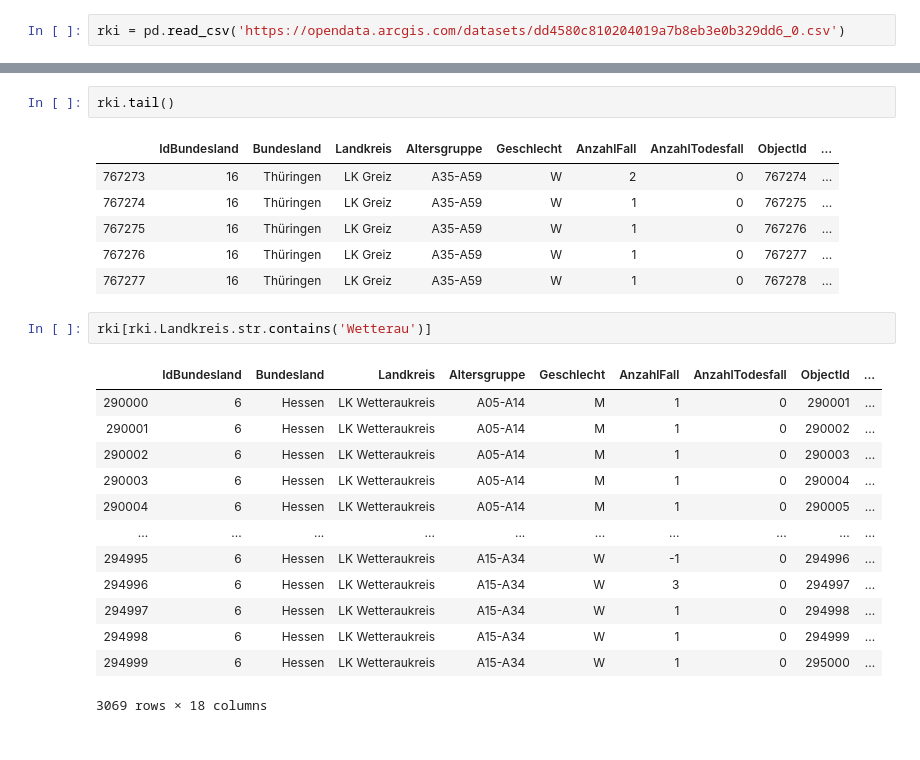
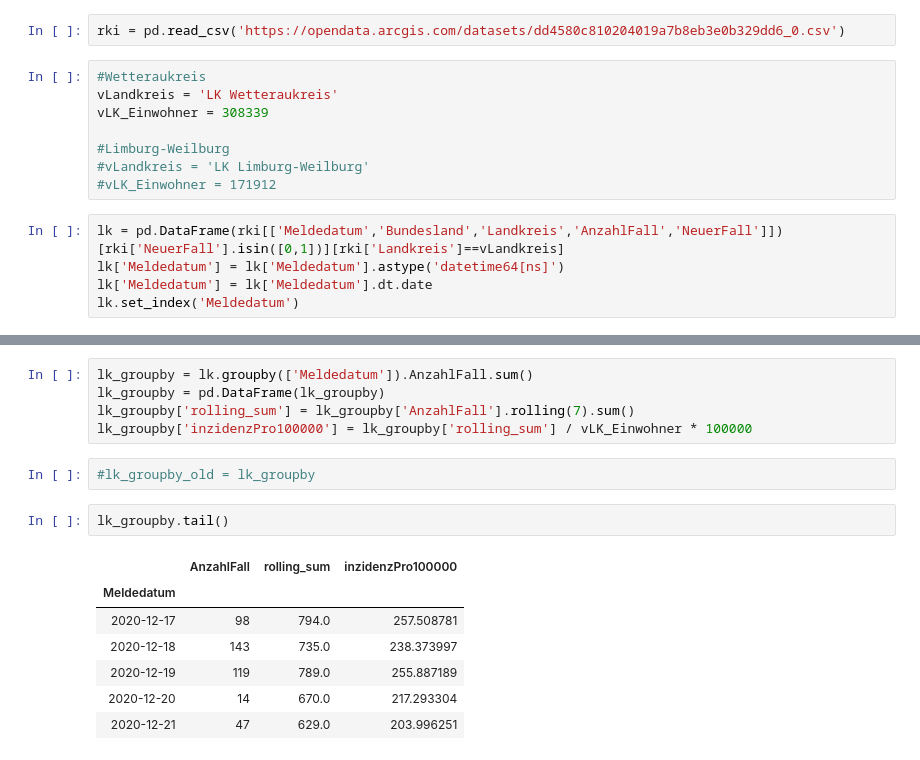
Before and after one commit to pandabear-de/covid-19, a Jupyter notebook: Corona_Wetterau_Inzidenz.ipynb, the cells around one changed output, grey strips where cells are left out. Cells and saved outputs as stored; diff of their text form.

```diff
--- a/Corona_Wetterau_Inzidenz.ipynb
+++ b/Corona_Wetterau_Inzidenz.ipynb
@@ -21,3 +27,16 @@ from datetime import datetime
 #rki = pd.read_csv('RKI_COVID19.csv')
 # %%
 rki = pd.read_csv('https://opendata.arcgis.com/datasets/dd4580c810204019a7b8eb3e0b329dd6_0.csv')
+# %%
+#Wetteraukreis
+vLandkreis = 'LK Wetteraukreis'
+vLK_Einwohner = 308339
+
+#Limburg-Weilburg
+#vLandkreis = 'LK Limburg-Weilburg'
+#vLK_Einwohner = 171912
+# %%
+lk = pd.DataFrame(rki[['Meldedatum','Bundesland','Landkreis','AnzahlFall','NeuerFall']])[rki['NeuerFall'].isin([0,1])][rki['Landkreis']==vLandkreis]
+lk['Meldedatum'] = lk['Meldedatum'].astype('datetime64[ns]')
+lk['Meldedatum'] = lk['Meldedatum'].dt.date
+lk.set_index('Meldedatum')
@@ -24,25 +58,17 @@ rki = pd.read_csv('https://opendata.arcgis.com/datasets/dd4580c810204019a7b8eb3e
+# %%
+lk_groupby = lk.groupby(['Meldedatum']).AnzahlFall.sum()
+lk_groupby = pd.DataFrame(lk_groupby)
+lk_groupby['rolling_sum'] = lk_groupby['AnzahlFall'].rolling(7).sum()
+lk_groupby['inzidenzPro100000'] = lk_groupby['rolling_sum'] / vLK_Einwohner * 100000
+# %%
+#lk_groupby_old = lk_groupby
 # %%
-rki.tail()
+lk_groupby.tail()
 # %% [output]
-|  | IdBundesland | Bundesland | Landkreis | Altersgruppe | Geschlecht | AnzahlFall | AnzahlTodesfall | ObjectId | ... |
-| 767273 | 16 | Thüringen | LK Greiz | A35-A59 | W | 2 | 0 | 767274 | ... |
-| 767274 | 16 | Thüringen | LK Greiz | A35-A59 | W | 1 | 0 | 767275 | ... |
-| 767275 | 16 | Thüringen | LK Greiz | A35-A59 | W | 1 | 0 | 767276 | ... |
-| 767276 | 16 | Thüringen | LK Greiz | A35-A59 | W | 1 | 0 | 767277 | ... |
-| 767277 | 16 | Thüringen | LK Greiz | A35-A59 | W | 1 | 0 | 767278 | ... |
+|  | AnzahlFall | rolling_sum | inzidenzPro100000 |
+| Meldedatum |  |  |  |
+| 2020-12-17 | 98 | 794.0 | 257.508781 |
+| 2020-12-18 | 143 | 735.0 | 238.373997 |
+| 2020-12-19 | 119 | 789.0 | 255.887189 |
+| 2020-12-20 | 14 | 670.0 | 217.293304 |
+| 2020-12-21 | 47 | 629.0 | 203.996251 |
-# %%
-rki[rki.Landkreis.str.contains('Wetterau')]
-# %% [output]
-|  | IdBundesland | Bundesland | Landkreis | Altersgruppe | Geschlecht | AnzahlFall | AnzahlTodesfall | ObjectId | ... |
-| 290000 | 6 | Hessen | LK Wetteraukreis | A05-A14 | M | 1 | 0 | 290001 | ... |
-| 290001 | 6 | Hessen | LK Wetteraukreis | A05-A14 | M | 1 | 0 | 290002 | ... |
-| 290002 | 6 | Hessen | LK Wetteraukreis | A05-A14 | M | 1 | 0 | 290003 | ... |
-| 290003 | 6 | Hessen | LK Wetteraukreis | A05-A14 | M | 1 | 0 | 290004 | ... |
-| 290004 | 6 | Hessen | LK Wetteraukreis | A05-A14 | M | 1 | 0 | 290005 | ... |
-| ... | ... | ... | ... | ... | ... | ... | ... | ... | ... |
-| 294995 | 6 | Hessen | LK Wetteraukreis | A15-A34 | W | -1 | 0 | 294996 | ... |
-| 294996 | 6 | Hessen | LK Wetteraukreis | A15-A34 | W | 3 | 0 | 294997 | ... |
-| 294997 | 6 | Hessen | LK Wetteraukreis | A15-A34 | W | 1 | 0 | 294998 | ... |
-| 294998 | 6 | Hessen | LK Wetteraukreis | A15-A34 | W | 1 | 0 | 294999 | ... |
-| 294999 | 6 | Hessen | LK Wetteraukreis | A15-A34 | W | 1 | 0 | 295000 | ... |
-3069 rows × 18 columns
```
Also changed, not shown: parts of 27 cells of this notebook.
